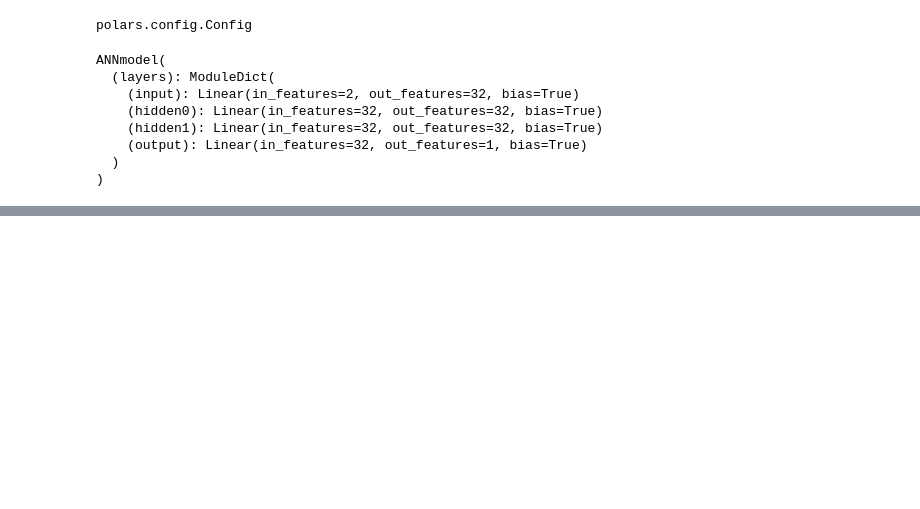
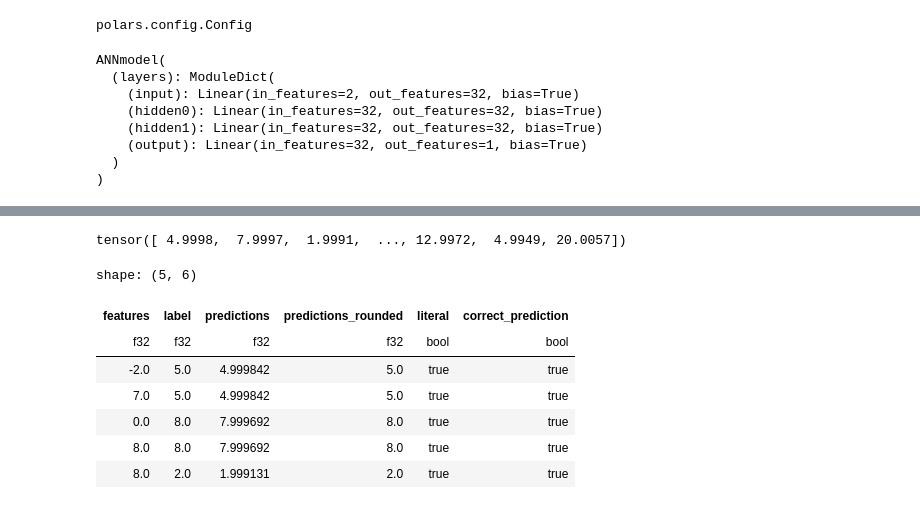
Before and after one commit to yfpang7/dataScience_projects, a Jupyter notebook: FNN_deepLearningCalculator.ipynb, the cells around one changed output, grey strips where cells are left out. Saved outputs shown, nothing was run; the diff lists cells and outputs as text; code cells hidden in the pictures; blank space fills up the shorter version.

```diff
--- a/FNN_deepLearningCalculator.ipynb
+++ b/FNN_deepLearningCalculator.ipynb
@@ -301,3 +302,35 @@ plt.title('True Values vs Predictions')
 plt.show()
 # %% [output]
 [drawing not drawn]
+# %%
+predictions.detach().squeeze()
+# %% [output]
+tensor([ 4.9998,  7.9997,  1.9991,  ..., 12.9972,  4.9949, 20.0057])
+# %%
+predictions_data = pl.DataFrame({
+    'features' : features,
+    'label' : label,
+    'predictions' : np.array(predictions.detach().squeeze()),
+    'predictions_rounded' : np.round(np.array(predictions.detach().squeeze()))
+}).explode('features')
+# %%
+# check if the predictions == label
+predictions_data = (
+    predictions_data
+    .with_columns(
+        correct_prediction=pl.when(pl.col('label') == pl.col('predictions_rounded'))
+        .then(True)
+        .otherwise(False)
+    )
+)
+
+predictions_data.head()
+# %% [output]
+shape: (5, 6)
+| features | label | predictions | predictions_rounded | literal | correct_prediction |
+| f32 | f32 | f32 | f32 | bool | bool |
+| -2.0 | 5.0 | 4.999842 | 5.0 | true | true |
+| 7.0 | 5.0 | 4.999842 | 5.0 | true | true |
+| 0.0 | 8.0 | 7.999692 | 8.0 | true | true |
+| 8.0 | 8.0 | 7.999692 | 8.0 | true | true |
+| 8.0 | 2.0 | 1.999131 | 2.0 | true | true |
```
Also changed, not shown: parts of 11 cells of this notebook.
